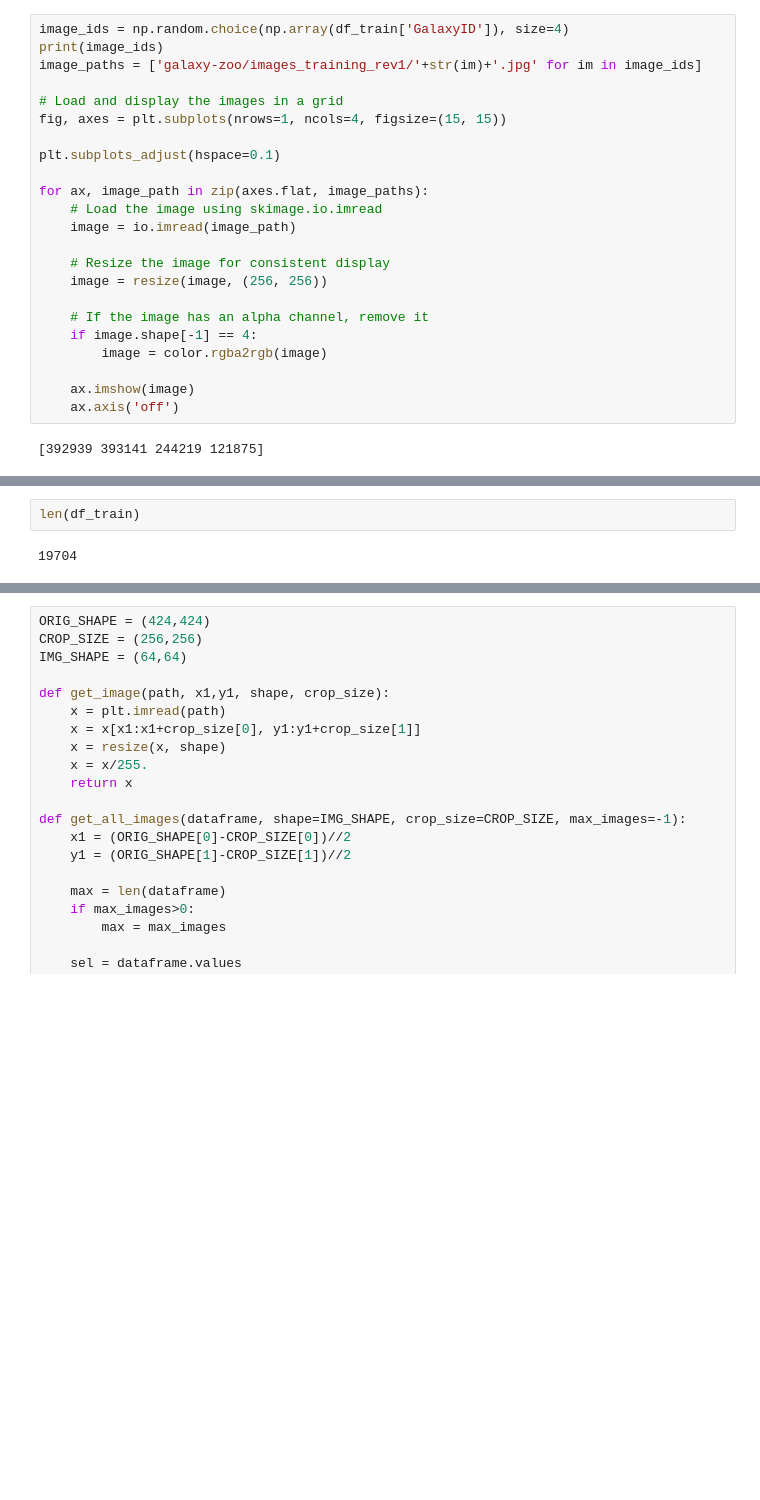
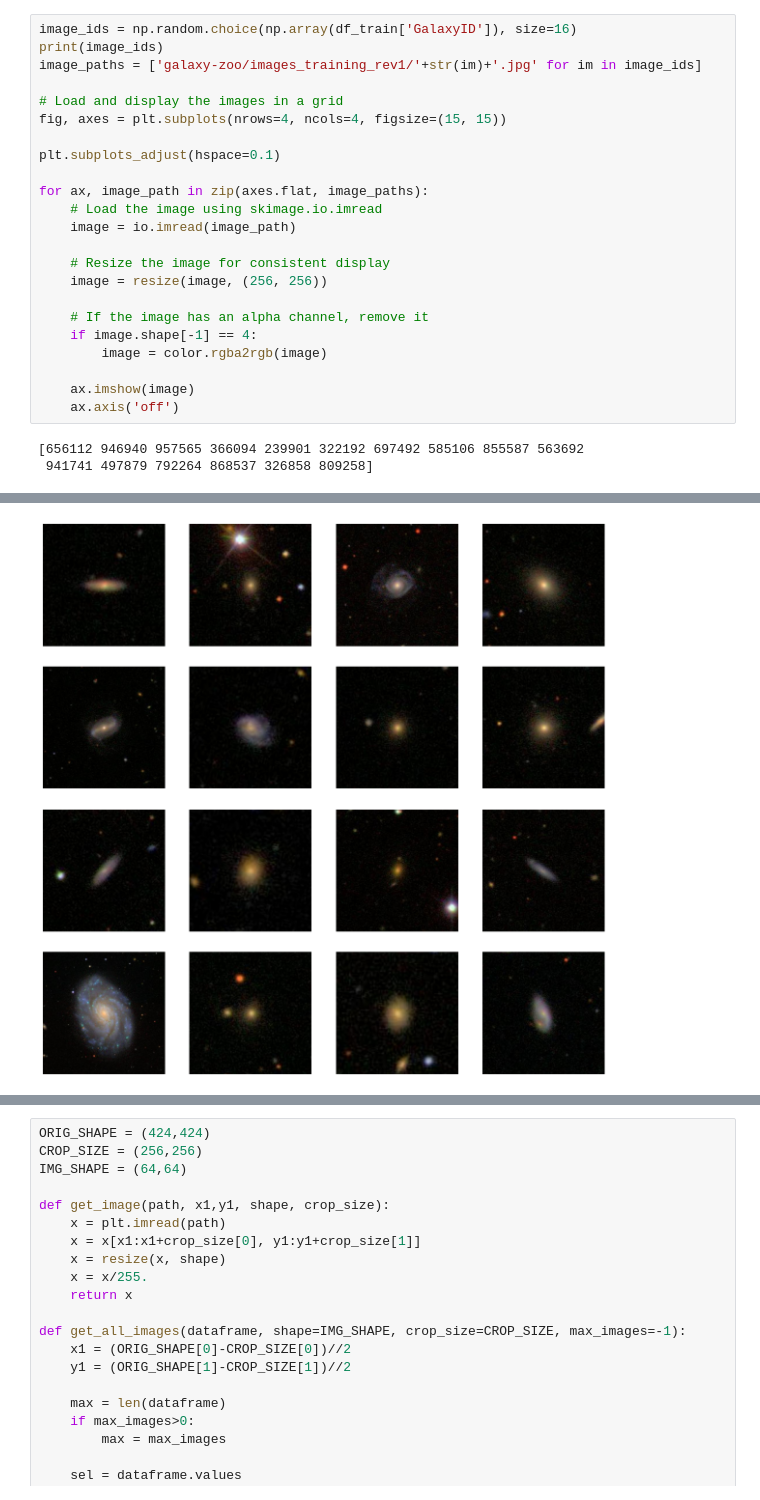
Before and after one commit to enocera/FIS0204, a Jupyter notebook: Lectures/Lecture_18/GalaxyImageClassification.ipynb, the cells around one changed output, grey strips where cells are left out. Cells and saved outputs as stored; diff of their text form; blank space fills up the shorter version.

Commit message:
update galaxy classification problem

```diff
--- a/Lectures/Lecture_18/GalaxyImageClassification.ipynb
+++ b/Lectures/Lecture_18/GalaxyImageClassification.ipynb
@@ -56,10 +66,10 @@ df_train
 # %%
-image_ids = np.random.choice(np.array(df_train['GalaxyID']), size=4)
+image_ids = np.random.choice(np.array(df_train['GalaxyID']), size=16)
 print(image_ids)
 image_paths = ['galaxy-zoo/images_training_rev1/'+str(im)+'.jpg' for im in image_ids]
 
 # Load and display the images in a grid
-fig, axes = plt.subplots(nrows=1, ncols=4, figsize=(15, 15))
+fig, axes = plt.subplots(nrows=4, ncols=4, figsize=(15, 15))
 
 plt.subplots_adjust(hspace=0.1)
 
@@ -77,4 +87,5 @@ for ax, image_path in zip(axes.flat, image_paths):
     ax.imshow(image)
     ax.axis('off')
 # %% [output]
-[392939 393141 244219 121875]
+[656112 946940 957565 366094 239901 322192 697492 585106 855587 563692
+ 941741 497879 792264 868537 326858 809258]
@@ -82,4 +92 @@ for ax, image_path in zip(axes.flat, image_paths):
+[figure, added]
-# %%
-len(df_train)
-# %% [output]
-19704
```
Also changed, not shown: parts of 25 cells of this notebook, 1 other file.
